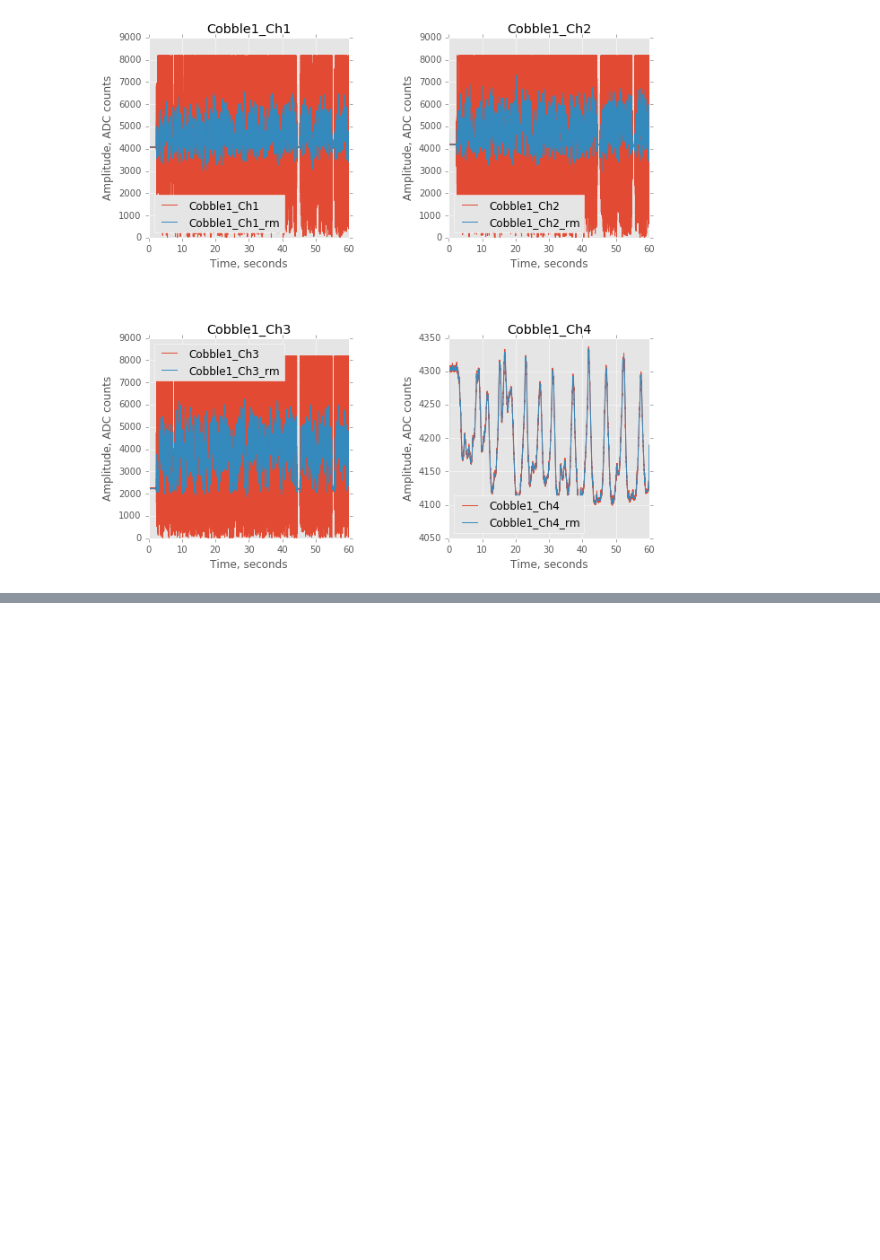
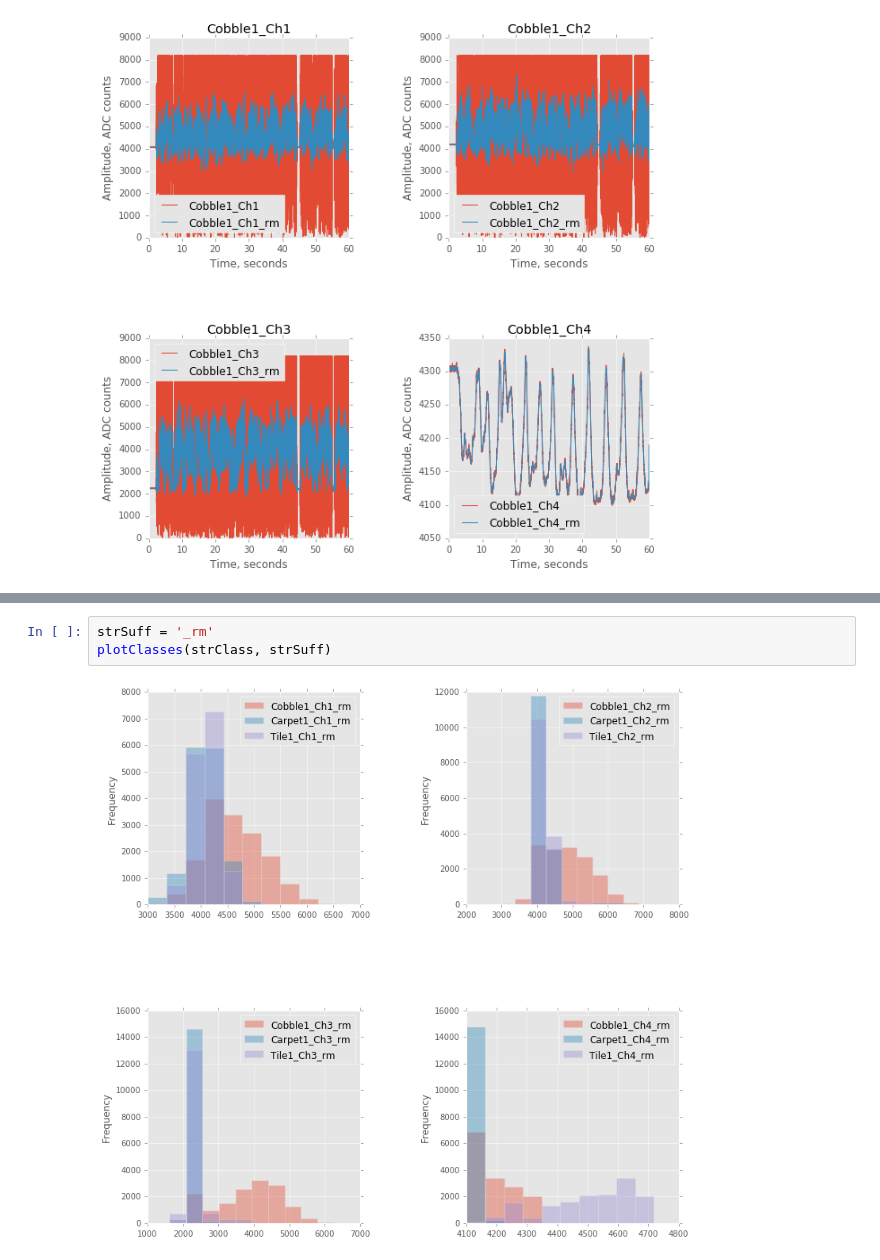
Before and after one commit to MoreCoffee12/AccelPlot, a Jupyter notebook: PythonScripts/ExploratoryAnalysis.ipynb, the cells around one changed output, grey strips where cells are left out. Drawn from its saved outputs; the diff is of its cells as text; blank space fills up the shorter version.

```diff
--- a/PythonScripts/ExploratoryAnalysis.ipynb
+++ b/PythonScripts/ExploratoryAnalysis.ipynb
@@ -242,0 +243,5 @@ plotClasses(strClass1, strClass2)
+# %%
+strSuff = '_rm'
+plotClasses(strClass, strSuff)
+# %% [output]
+[figure, added]
```
Also changed, not shown: parts of 16 cells of this notebook.
